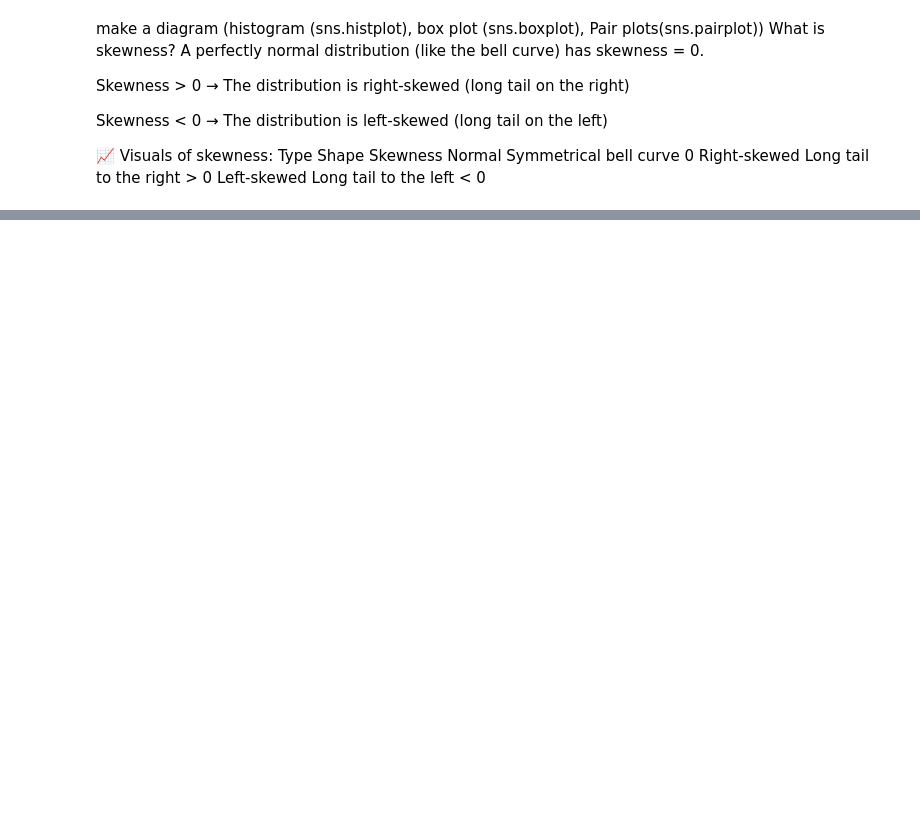
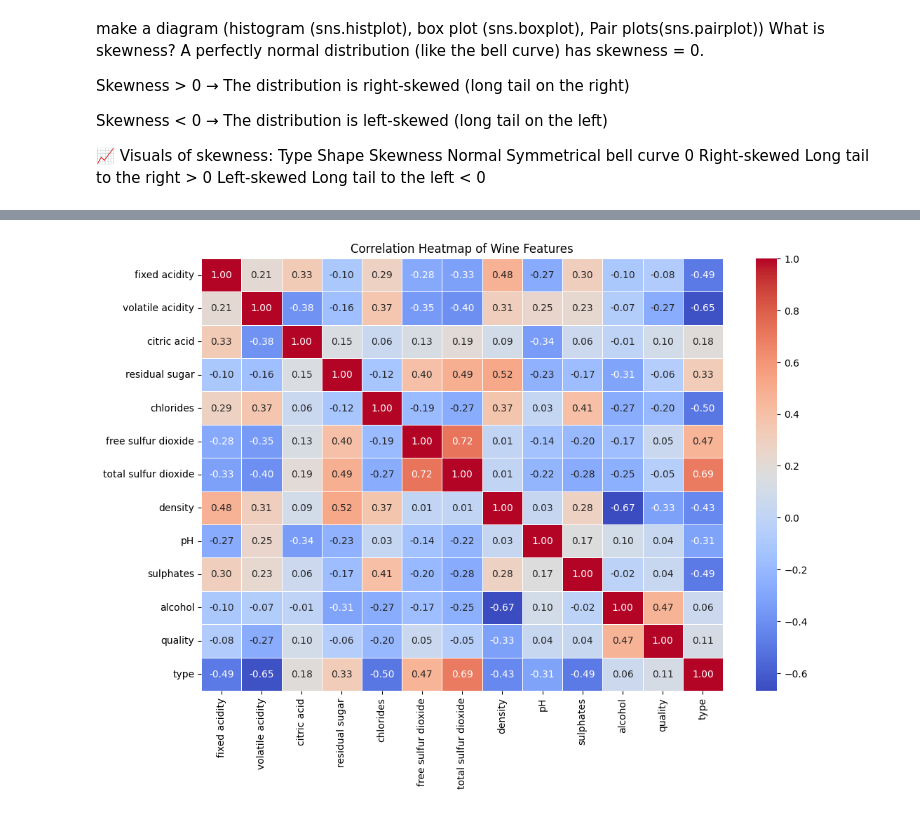
Before and after one commit to sanderMarcusChristensen/BI-Projects, a Jupyter notebook: MP2 - Data Exploration and Visualisation/Code/redwine_reader_mateen.ipynb, the cells around one changed output, grey strips where cells are left out. Drawn from its saved outputs; the diff is of its cells as text; code cells hidden in the pictures; blank space fills up the shorter version.

```diff
--- a/MP2 - Data Exploration and Visualisation/Code/redwine_reader_mateen.ipynb
+++ b/MP2 - Data Exploration and Visualisation/Code/redwine_reader_mateen.ipynb
@@ -127,0 +140,7 @@ Left-skewed	Long tail to the left	< 0
+# %%
+wine_df_clean = wine_df_clean.copy()
+wine_df_clean["pH_bin"] = pd.cut(wine_df_clean["pH"], bins=5)
+wine_df_clean.groupby("pH_bin")["density"].mean()
+# %%
+wine_df_clean["pH_bin"] = pd.cut(wine_df_clean["pH"], bins=10)
+wine_df_clean.groupby("pH_bin")["density"].mean()
@@ -127,0 +158,11 @@ Left-skewed	Long tail to the left	< 0
+# %%
+# Step 1: Create the correlation matrix
+corr_matrix = wine_df_clean.corr(numeric_only=True)
+
+# Step 2: Plot the heatmap
+plt.figure(figsize=(12, 8))  # Bigger figure
+sns.heatmap(corr_matrix, annot=True, cmap="coolwarm", fmt=".2f", linewidths=0.5)
+plt.title("Correlation Heatmap of Wine Features")
+plt.show()
+# %% [output]
+[figure, added]
```
Also changed, not shown: parts of 15 cells of this notebook, 2 other files.
